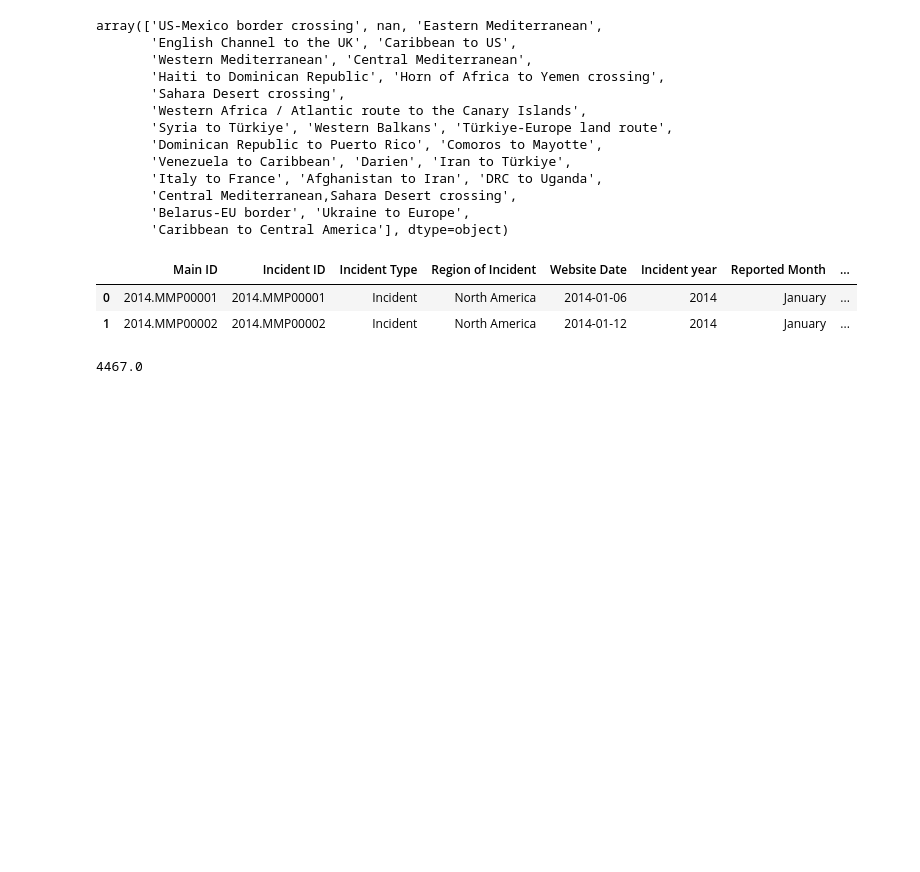
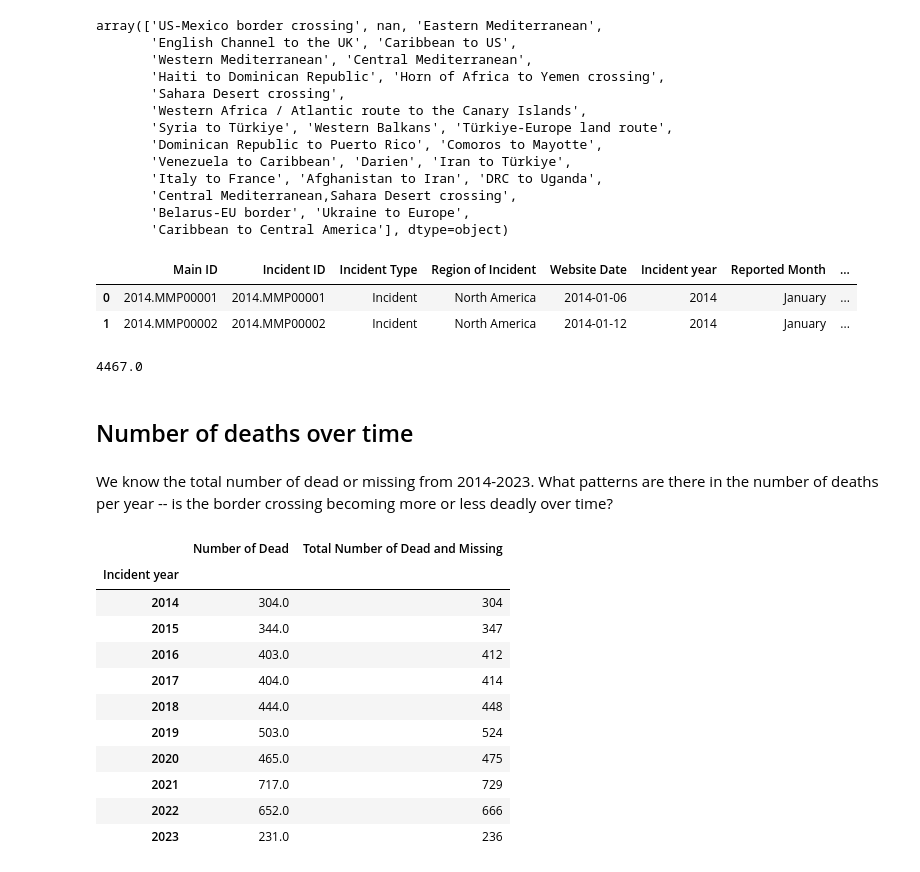
Before and after one commit to corintxt/Data-test-AFP, a Jupyter notebook: Analysis1.ipynb, the cells around one changed output. Saved outputs shown, nothing was run; the diff lists cells and outputs as text; code cells hidden in the pictures; blank space fills up the shorter version.

```diff
--- a/Analysis1.ipynb
+++ b/Analysis1.ipynb
@@ -63,3 +63,22 @@ df.head(2)
 df['Number of Dead'].sum()
 # %% [output]
 4467.0
+# %% [markdown]
+## Number of deaths over time
+# %% [markdown]
+We know the total number of dead or missing from 2014-2023. What patterns are there in the number of deaths per year -- is the border crossing becoming more or less deadly over time?
+# %%
+df[['Incident year', 'Number of Dead', 'Total Number of Dead and Missing']].groupby('Incident year').sum()
+# %% [output]
+|  | Number of Dead | Total Number of Dead and Missing |
+| Incident year |  |  |
+| 2014 | 304.0 | 304 |
+| 2015 | 344.0 | 347 |
+| 2016 | 403.0 | 412 |
+| 2017 | 404.0 | 414 |
+| 2018 | 444.0 | 448 |
+| 2019 | 503.0 | 524 |
+| 2020 | 465.0 | 475 |
+| 2021 | 717.0 | 729 |
+| 2022 | 652.0 | 666 |
+| 2023 | 231.0 | 236 |
```
Also changed, not shown: parts of 24 cells of this notebook, 4 other files.
